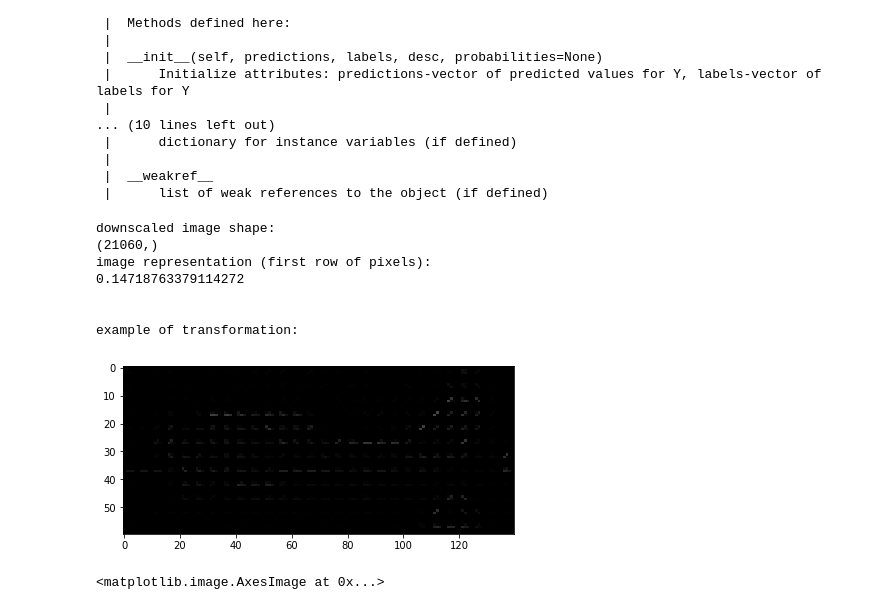
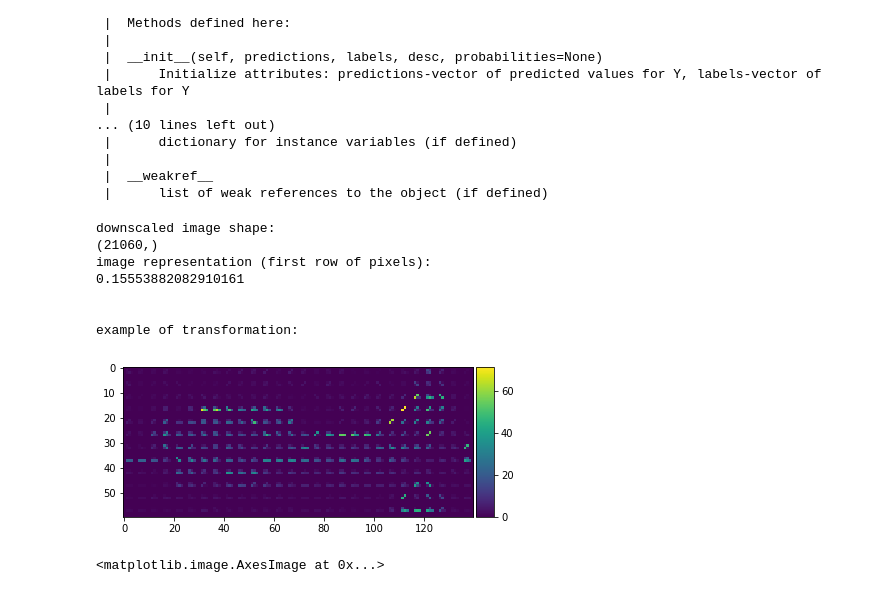
Before and after one commit to papermashea/ml-2020, a Jupyter notebook: jupyter/_secondProject/iteration1/SM_20200503_project2_v1.ipynb, the cells around one changed output. Cells and saved outputs as stored; diff of their text form; code cells hidden in the pictures.

```diff
--- a/jupyter/_secondProject/iteration1/SM_20200503_project2_v1.ipynb
+++ b/jupyter/_secondProject/iteration1/SM_20200503_project2_v1.ipynb
@@ -45,33 +45,43 @@ dims = (15, 35) #25% of the original size, 525 pixels
 # %%
 def image_manipulation(imname, imgs_path, imview=False):
     warnings.filterwarnings('ignore')
     imname = imgs_path + imname + '.png'
-    img_raw = io.imread(imname, as_gray=True)
+    img_raw = io.imread(imname, as_gray=False)
     downscaled = transform.resize(img_raw, (dims[0], dims[1])) # downscale image
+
+#     X = [[0., 0.], [1., 1.]]
+#     y = [0, 1]
+#     clf = MLPClassifier(solver='lbfgs', alpha=1e-5,
+#                         hidden_layer_sizes=(5, 2), random_state=1)
+#     clf.fit(X, y)
+#     MLPClassifier(alpha=1e-05, hidden_layer_sizes=(5, 2), random_state=1,
+#               solver='lbfgs')
+
     fd, hog_image = hog(img_raw, pixels_per_cell=(5, 5), visualize=True)
     final_image = fd
     if imview==True:
         io.imshow(hog_image)
     warnings.filterwarnings('always')
     return final_image
+
 
 # test the function, look at input/output
 test_image = image_manipulation('2017-08-25T23+24+13_390Z', ci_path, True)
 print('downscaled image shape: ')
 print(test_image.shape)
 print('image representation (first row of pixels): ')
 print(test_image[0])
 print('\n')
 print('example of transformation: ')
 # %% [output]
 downscaled image shape:
 (21060,)
 image representation (first row of pixels):
-0.14718763379114272
+0.15553882082910161
 
 
 example of transformation:
-[figure, old version]
+[figure, new version]
 # %%
 this_imname = ci_path + '2017-08-25T23+24+13_390Z.png'
 io.imshow(io.imread(this_imname))
```
Also changed, not shown: parts of 8 cells of this notebook, 5 other files.
